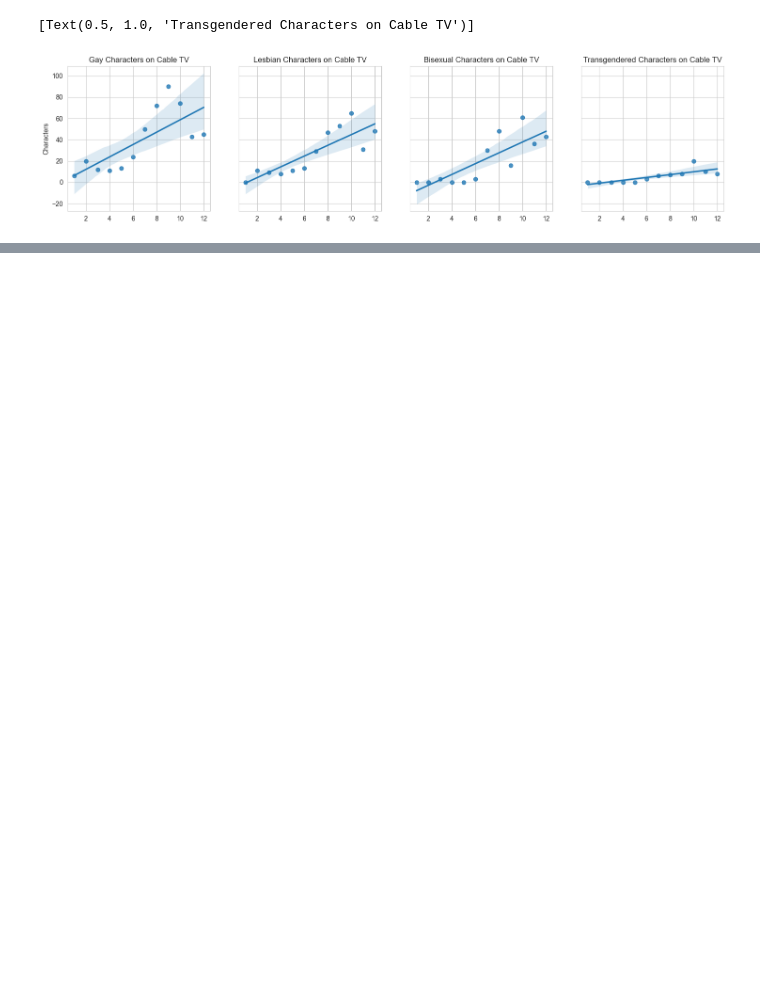
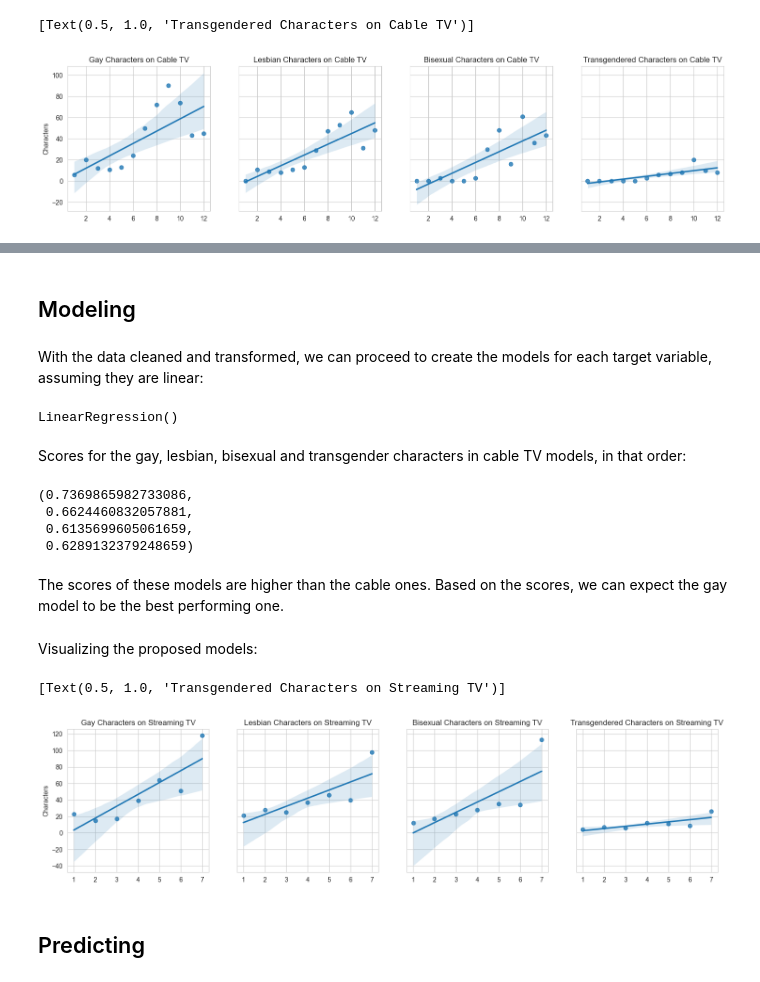
Before and after one commit to aiko-isnt-ded/lgbtqia-rep, a Jupyter notebook: notebooks/glaad_model.ipynb, the cells around one changed output, grey strips where cells are left out. Cells and saved outputs as stored; diff of their text form; code cells hidden in the pictures; blank space fills up the shorter version.

```diff
--- a/notebooks/glaad_model.ipynb
+++ b/notebooks/glaad_model.ipynb
@@ -117,0 +211,13 @@ NameError: name 'model1' is not defined
+# %%
+# Changing the dataset data types
+streaming['Year'] = streaming['Year'].astype("object")
+streaming['Gay'] = streaming['Gay'].astype("int64")
+streaming['Bisexual'] = streaming['Bisexual'].astype("int64")
+streaming['Transgendered'] = streaming['Transgendered'].astype("int64")
+streaming['Lesbian '] = streaming['Lesbian '].astype("int64")
+# %%
+# Encoding the Year
+encoder = OrdinalEncoder()
+a = np.array(streaming['Year']).reshape(-1,1)
+streaming['Year_encoded'] = encoder.fit_transform(a)
+streaming
@@ -117,0 +233,25 @@ NameError: name 'model1' is not defined
+# %% [markdown]
+## Modeling
+# %% [markdown]
+With the data cleaned and transformed, we can proceed to create the models for each target variable, assuming they are linear:
+# %%
+# Establishing the x and y’s
+x = np.array(streaming["Year_encoded"]).reshape(-1,1)
+y_gay = np.array(streaming["Gay"]).reshape(-1,1)
+y_les = np.array(streaming["Lesbian "]).reshape(-1,1)
+y_bi = np.array(streaming["Bisexual"]).reshape(-1,1)
+y_trans = np.array(streaming["Transgendered"]).reshape(-1,1)
+# %%
+model_gay = LinearRegression()
+model_gay.fit(x,y_gay)
+
+model_les = LinearRegression()
+model_les.fit(x,y_les)
+
+model_bi = LinearRegression()
+model_bi.fit(x,y_bi)
+
+model_trans = LinearRegression()
+model_trans.fit(x,y_trans)
+# %% [output]
+LinearRegression()
@@ -117,0 +263,25 @@ NameError: name 'model1' is not defined
+# %% [markdown]
+Scores for the gay, lesbian, bisexual and transgender characters in cable TV models, in that order:
+# %%
+model_gay.score(x,y_gay), model_les.score(x,y_les), model_bi.score(x,y_bi), model_trans.score(x,y_trans)
+# %% [output]
+(0.7369865982733086,
+ 0.6624460832057881,
+ 0.6135699605061659,
+ 0.6289132379248659)
+# %% [markdown]
+The scores of these models are higher than the cable ones. Based on the scores, we can expect the gay model to be the best performing one.
+# %% [markdown]
+Visualizing the proposed models:
+# %%
+sns.set_style("whitegrid")
+fig, axes = plt.subplots(ncols=4,nrows=1, figsize=(18,4), sharey=True)
+sns.regplot(x=x, y=y_gay, ax=axes[0]).set(title='Gay Characters on Streaming TV', ylabel='Characters')
+sns.regplot(x=x, y=y_les, ax=axes[1]).set(title='Lesbian Characters on Streaming TV')
+sns.regplot(x=x, y=y_bi, ax=axes[2]).set(title='Bisexual Characters on Streaming TV')
+sns.regplot(x=x, y=y_trans, ax=axes[3]).set(title='Transgendered Characters on Streaming TV')
+# %% [output]
+[Text(0.5, 1.0, 'Transgendered Characters on Streaming TV')]
+[figure, added]
+# %% [markdown]
+## Predicting
```
Also changed, not shown: parts of 40 cells of this notebook, 1 other file.
